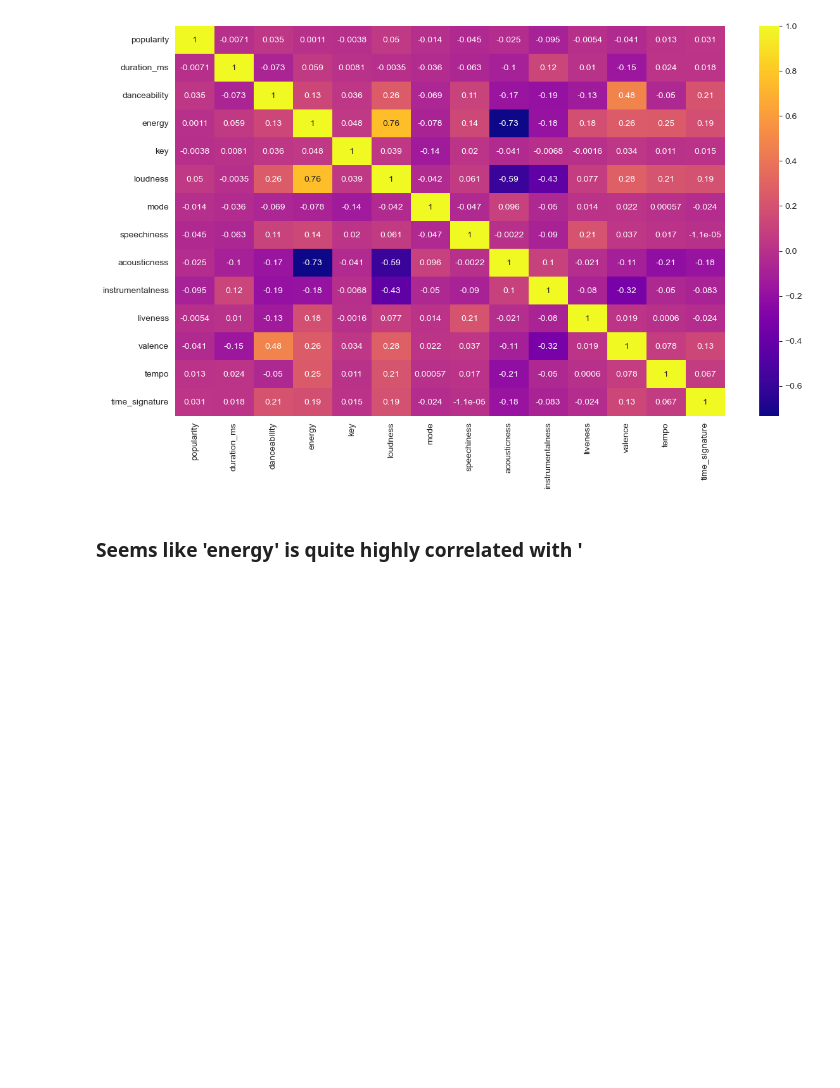
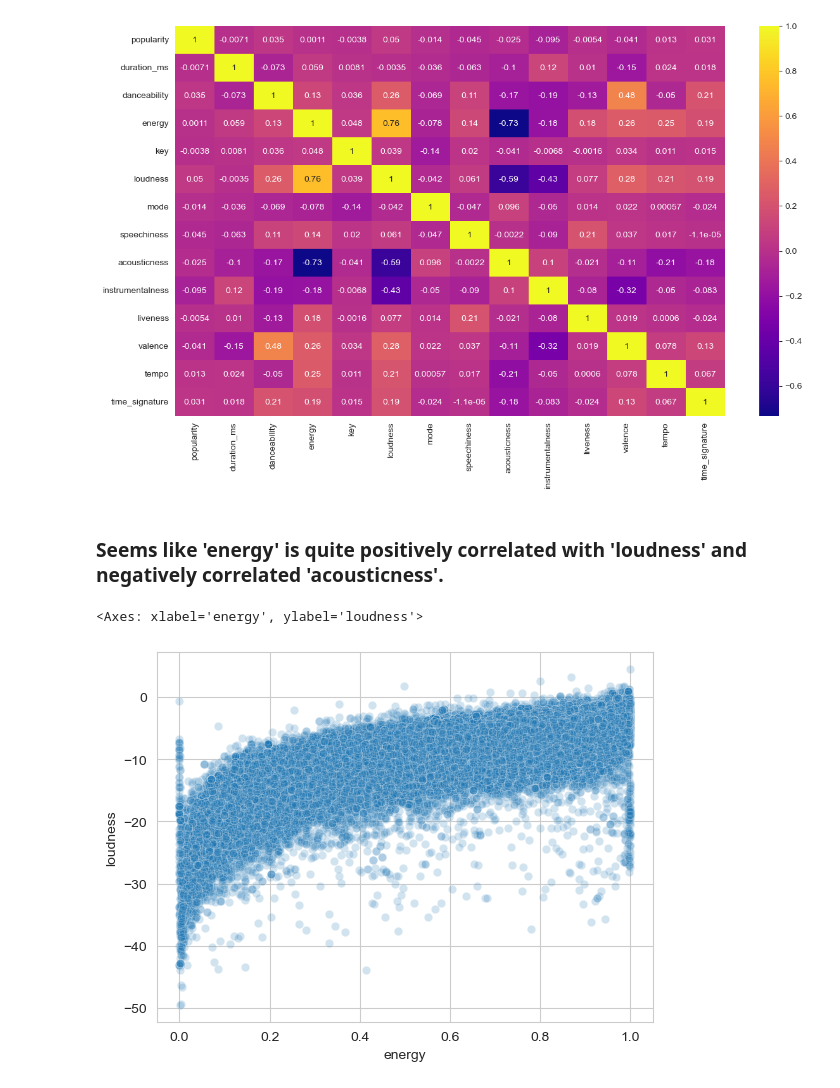
Before and after one commit to sahilalamgir/playlist-generator, a Jupyter notebook: main.ipynb, the cells around one changed output. Saved outputs shown, nothing was run; the diff lists cells and outputs as text; code cells hidden in the pictures; blank space fills up the shorter version.

```diff
--- a/main.ipynb
+++ b/main.ipynb
@@ -172,4 +182,9 @@ sns.heatmap(df.select_dtypes(include="number").corr(), annot=True, cmap="plasma"
 <Axes: >
 [figure]
 # %% [markdown]
-### Seems like 'energy' is quite highly correlated with '
+### Seems like 'energy' is quite positively correlated with 'loudness' and negatively correlated 'acousticness'.
+# %%
+sns.scatterplot(data=df, x="energy", y="loudness", alpha=0.2)
+# %% [output]
+<Axes: xlabel='energy', ylabel='loudness'>
+[figure, added]
```
Also changed, not shown: parts of 5 cells of this notebook.
